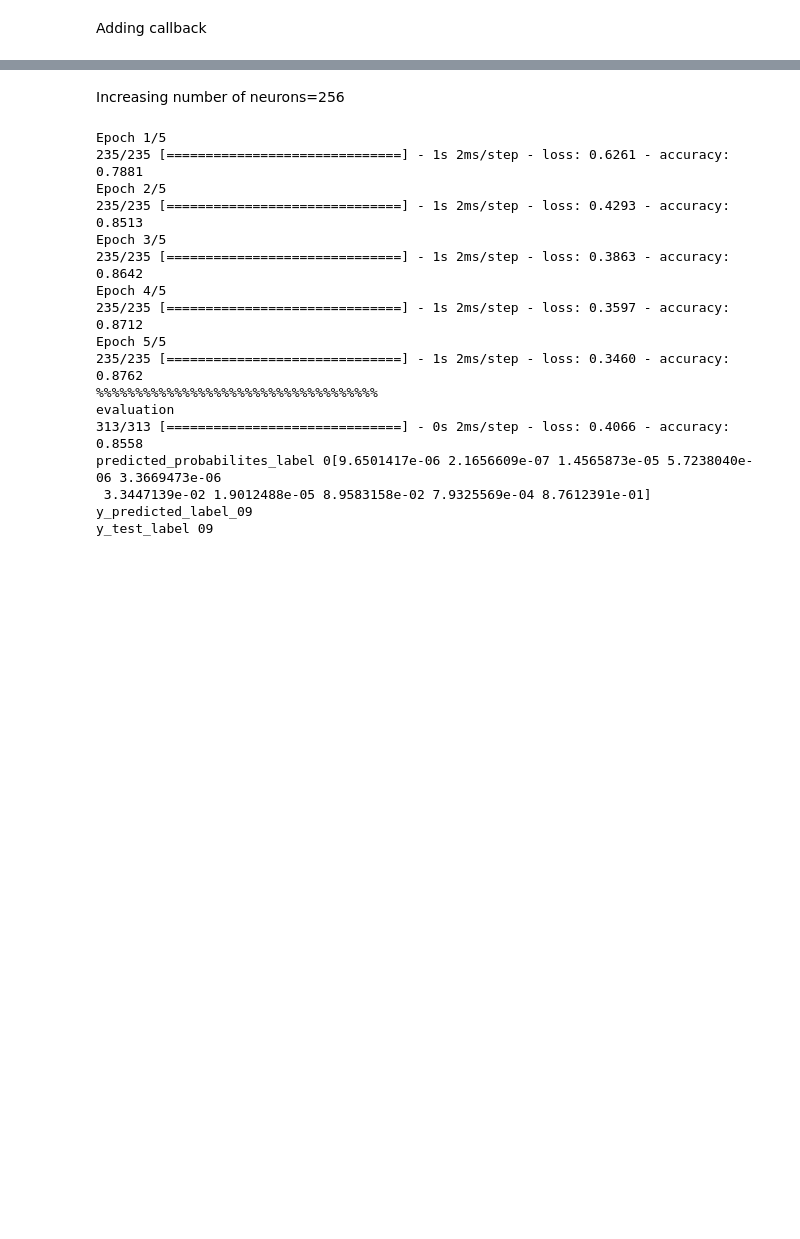
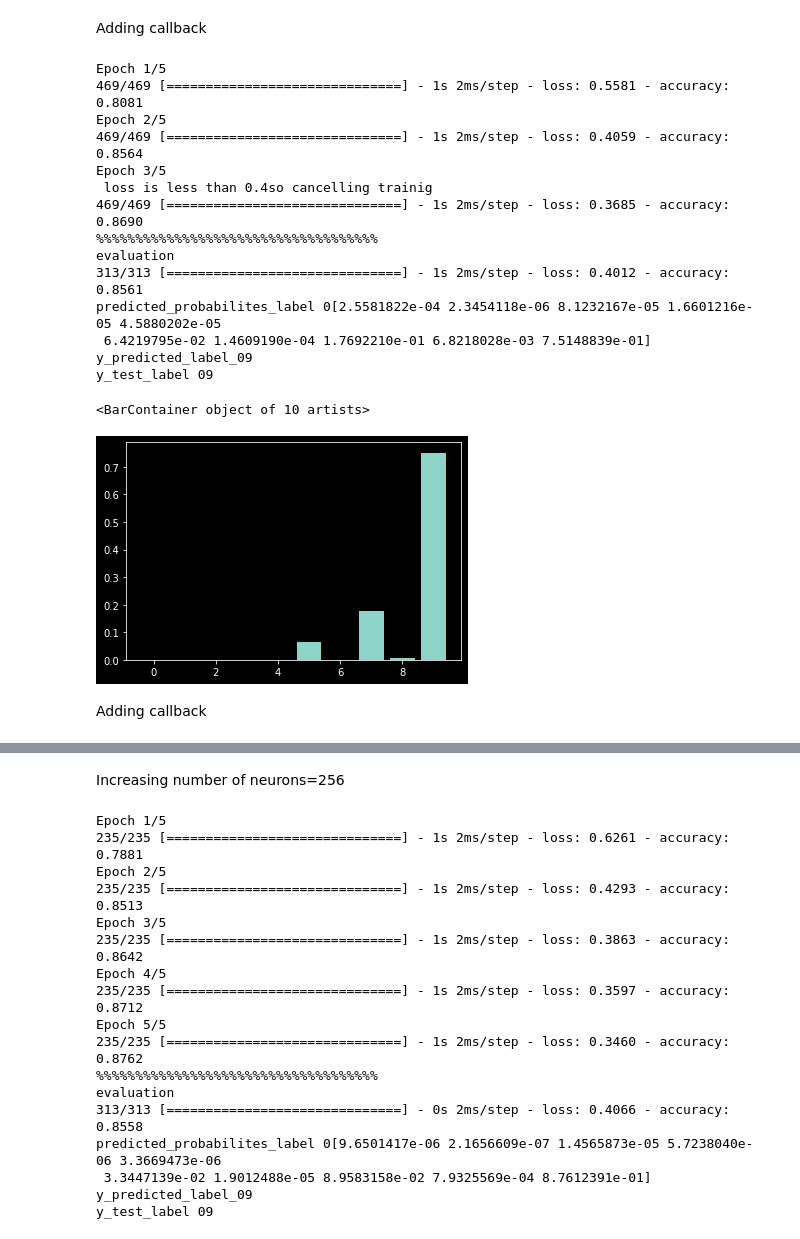
Before and after one commit to pankaj18/tensorflow_for_ml_and_dl, a Jupyter notebook: mnist_fashion_nn.ipynb, the cells around one changed output, grey strips where cells are left out. Saved outputs shown, nothing was run; the diff lists cells and outputs as text; code cells hidden in the pictures; blank space fills up the shorter version.

```diff
--- a/mnist_fashion_nn.ipynb
+++ b/mnist_fashion_nn.ipynb
@@ -211,5 +211,47 @@ plt.plot(h.history['accuracy'])
 # %% [markdown]
 Adding callback
+# %%
+class mycallback(tf.keras.callbacks.Callback):
+  def on_epoch_end(self,epoch,logs={}):
+    if(logs.get('loss')<0.4):
+      print(" \n loss is less than 0.4so cancelling trainig")
+      self.model.stop_training=True
+
+callbacks=mycallback()
+model=keras.Sequential()
+model.add(keras.layers.Flatten())
+model.add(keras.layers.Dense(128,activation=tf.nn.relu))
+model.add(keras.layers.Dense(10,activation=tf.nn.softmax))
+model.compile(optimizer=tf.optimizers.Adam(),loss='sparse_categorical_crossentropy',metrics=['accuracy'])
+model.fit(x_train,y_train,batch_size=128,epochs=5,callbacks=[callbacks])
+print("%%%%%%%%%%%%%%%%%%%%%%%%%%%%%%%%%%%%")
+print("evaluation")
+model.evaluate(x_test,y_test)
+classification=model.predict(x_test)
+print("predicted_probabilites_label 0"+str(classification[0]))
+print("y_predicted_label_0"+str(np.argmax(classification[0])))
+print("y_test_label 0"+str(y_test[0]))
+plt.style.use("dark_background")
+plt.bar(np.arange(0,10),classification[0])
+# %% [output]
+Epoch 1/5
+469/469 [==============================] - 1s 2ms/step - loss: 0.5581 - accuracy: 0.8081
+Epoch 2/5
+469/469 [==============================] - 1s 2ms/step - loss: 0.4059 - accuracy: 0.8564
+Epoch 3/5
+ loss is less than 0.4so cancelling trainig
+469/469 [==============================] - 1s 2ms/step - loss: 0.3685 - accuracy: 0.8690
+%%%%%%%%%%%%%%%%%%%%%%%%%%%%%%%%%%%%
+evaluation
+313/313 [==============================] - 1s 2ms/step - loss: 0.4012 - accuracy: 0.8561
+predicted_probabilites_label 0[2.5581822e-04 2.3454118e-06 8.1232167e-05 1.6601216e-05 4.5880202e-05
+ 6.4219795e-02 1.4609190e-04 1.7692210e-01 6.8218028e-03 7.5148839e-01]
+y_predicted_label_09
+y_test_label 09
+<BarContainer object of 10 artists>
+[figure, added]
+# %% [markdown]
+Adding callback
 # %%
 class mycallback(tf.keras.callbacks.Callback):
   def on_epoch_end(self,epoch,logs={}):
```
Also changed, not shown: parts of 11 cells of this notebook.
